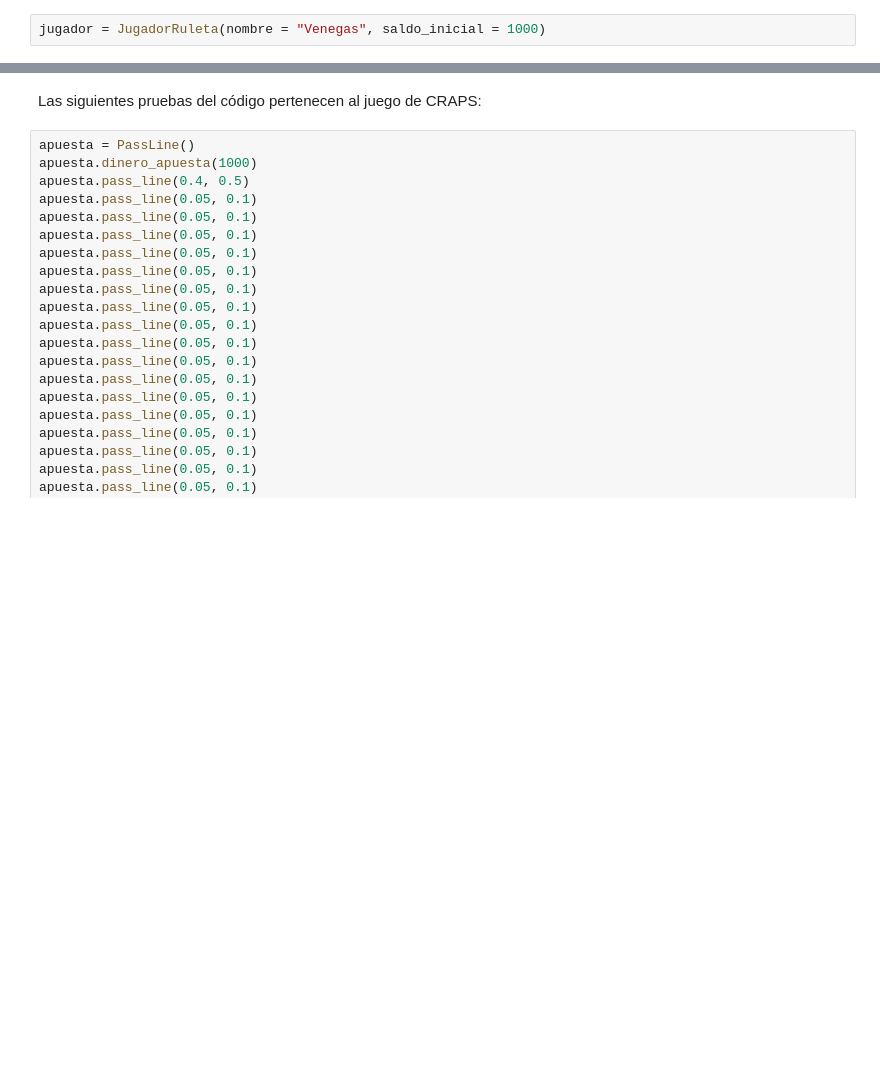
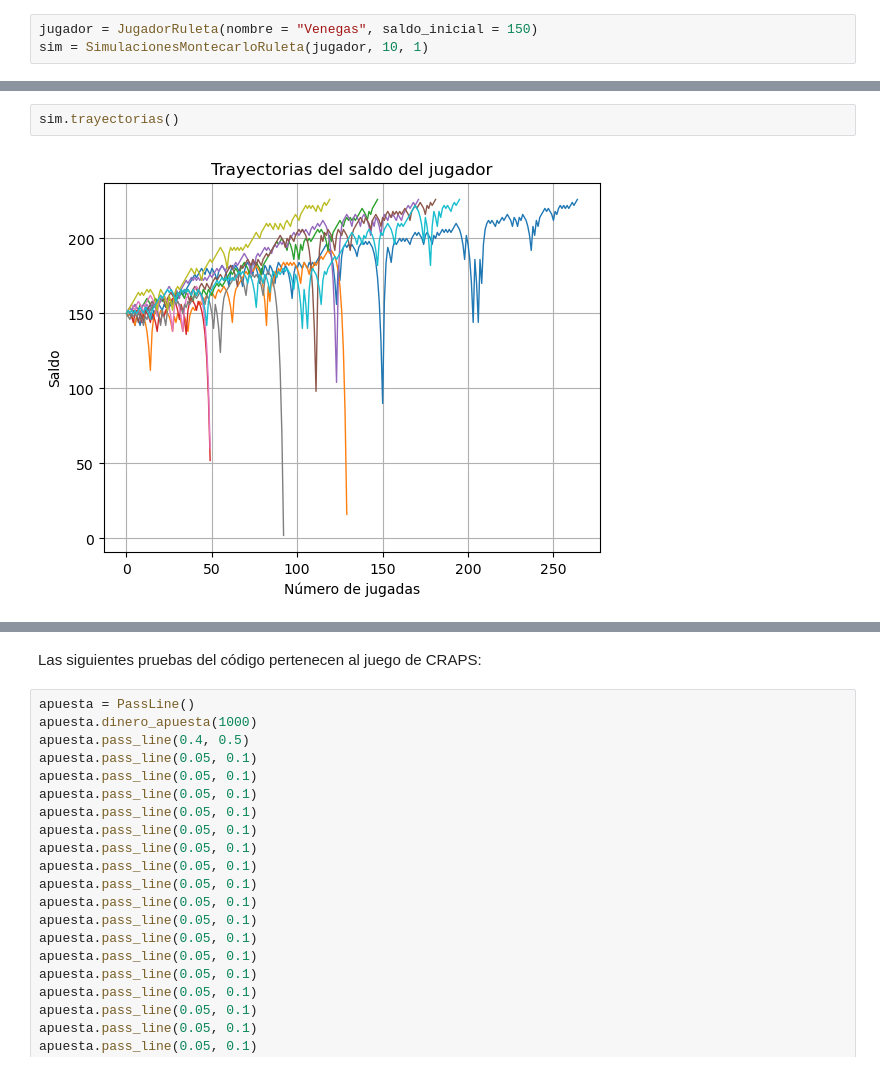
Before and after one commit to JEIKEL195/Proyecto_CA_0305, a Jupyter notebook: cod/Python/__main__.ipynb, the cells around one changed output, grey strips where cells are left out. Drawn from its saved outputs; the diff is of its cells as text; blank space fills up the shorter version.

```diff
--- a/cod/Python/__main__.ipynb
+++ b/cod/Python/__main__.ipynb
@@ -6,3 +7,4 @@ from DontPassLine import DontPassLine
 # %%
-jugador = JugadorRuleta(nombre = "Venegas", saldo_inicial = 1000)
+jugador = JugadorRuleta(nombre = "Venegas", saldo_inicial = 150)
+sim = SimulacionesMontecarloRuleta(jugador, 10, 1)
 # %%
@@ -11,0 +22,4 @@ jugador.hacer_apuesta('paridad', 'negro', 100)
+# %%
+sim.trayectorias()
+# %% [output]
+[figure, added]
```
Also changed, not shown: parts of 8 cells of this notebook, 12 other files.
